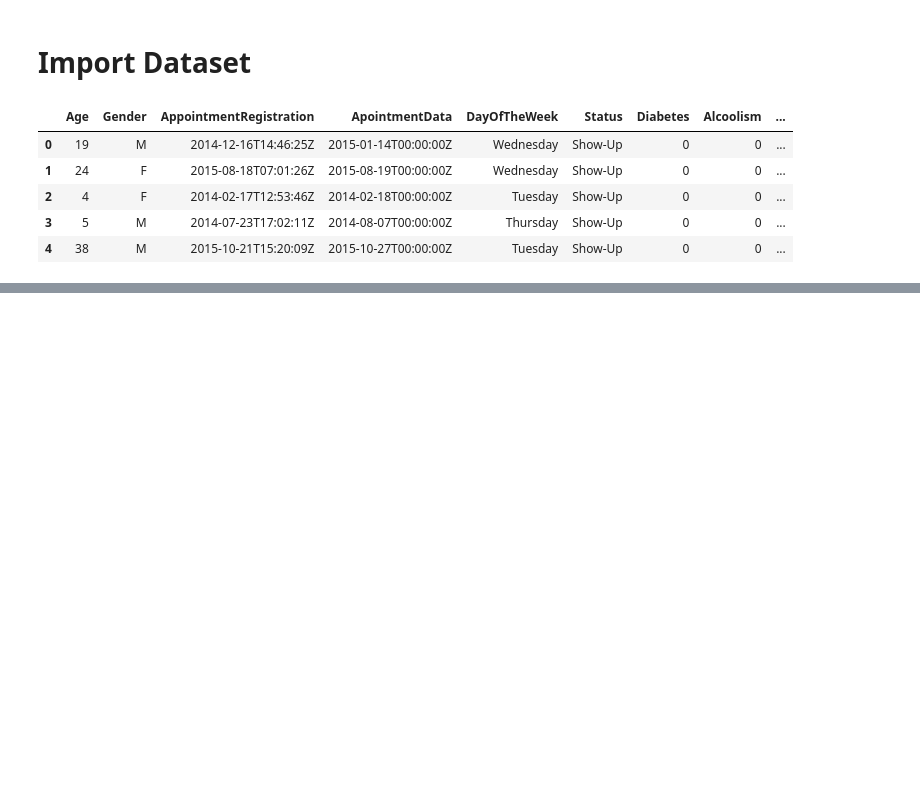
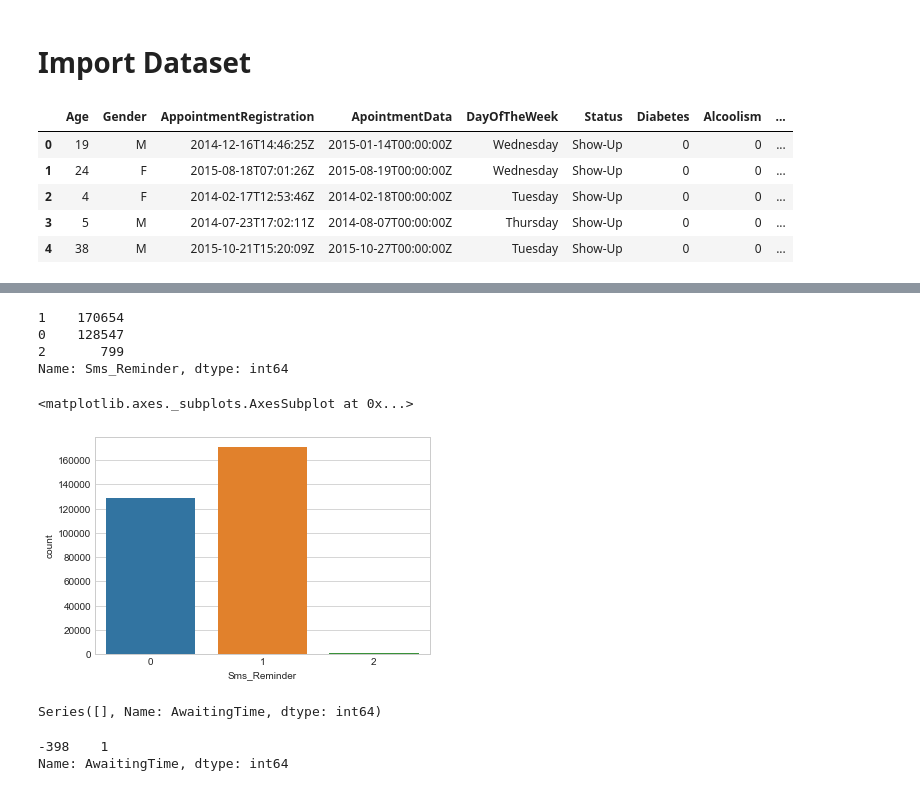
Before and after one commit to Napat/ml_predict_patient_noshow_appointment, a Jupyter notebook: SmartHospital_noShowDetector-300k.ipynb, the cells around one changed output, grey strips where cells are left out. Saved outputs shown, nothing was run; the diff lists cells and outputs as text; code cells hidden in the pictures; blank space fills up the shorter version.

```diff
--- a/SmartHospital_noShowDetector-300k.ipynb
+++ b/SmartHospital_noShowDetector-300k.ipynb
@@ -26,0 +82,23 @@ noshows.head()
+# %%
+noshows['Sms_Reminder'].value_counts()
+# %% [output]
+1    170654
+0    128547
+2       799
+Name: Sms_Reminder, dtype: int64
+# %%
+# sns.countplot(x="Sms_Reminder", data=noshows[noshows['Sms_Reminder'] > 0])
+sns.countplot(x="Sms_Reminder", data=noshows)
+# %% [output]
+<matplotlib.axes._subplots.AxesSubplot at 0x...>
+[figure, added]
+# %%
+# All 'AwaitingTime' are negative should fixed with absolute
+noshows[noshows['AwaitingTime'] > 0]['AwaitingTime'].value_counts()
+# %% [output]
+Series([], Name: AwaitingTime, dtype: int64)
+# %%
+noshows[noshows['AwaitingTime'] <= -365]['AwaitingTime'].value_counts()
+# %% [output]
+-398    1
+Name: AwaitingTime, dtype: int64
```
Also changed, not shown: parts of 9 cells of this notebook.
